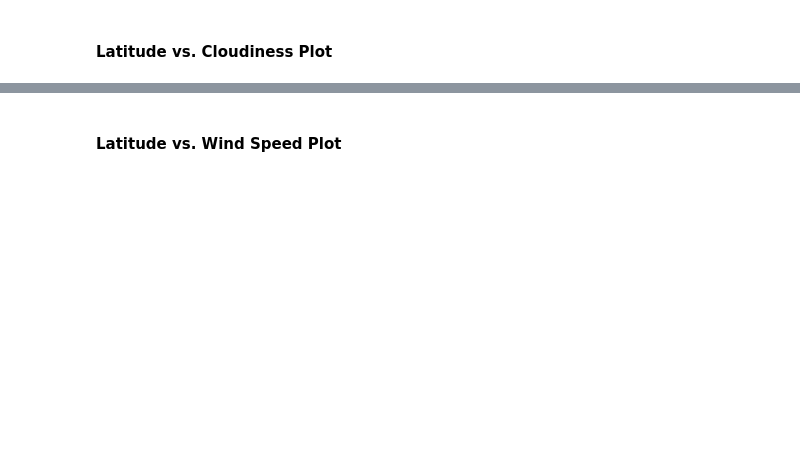
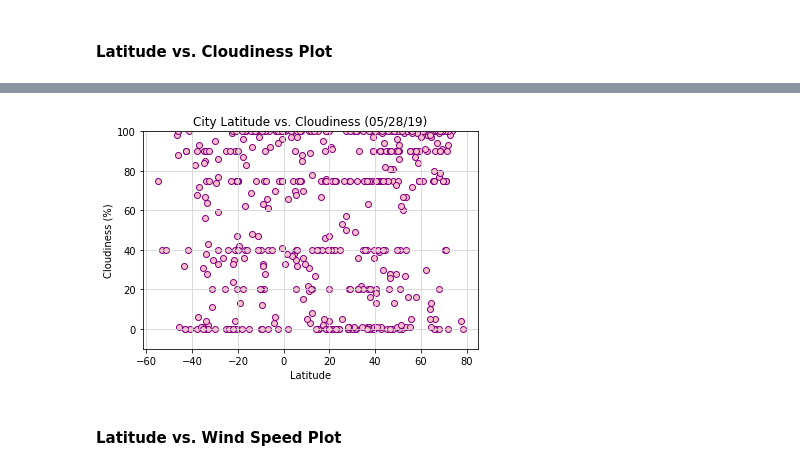
Before and after one commit to CMRobicheaux/python-api-challenge, a Jupyter notebook: starter_code/WeatherPy.ipynb, the cells around one changed output, grey strips where cells are left out. Cells and saved outputs as stored; diff of their text form; code cells hidden in the pictures; blank space fills up the shorter version.

```diff
--- a/starter_code/WeatherPy.ipynb
+++ b/starter_code/WeatherPy.ipynb
@@ -192,2 +154,13 @@ dtype: int64
+# %%
+plt.scatter(weather_data["Lat"],weather_data["Clouds"],edgecolors="purple",facecolors="pink")
+plt.title("City Latitude vs. Cloudiness (05/28/19)")
+plt.xlabel("Latitude")
+plt.ylabel("Cloudiness (%)")
+plt.ylim(-10,100)
+plt.grid (b=True, which="major", axis="both", linestyle="-",color="lightgrey")
+plt.savefig("Lat_v_Clouds.png")
+plt.show()
+# %% [output]
+[figure, added]
 # %% [markdown]
 #### Latitude vs. Wind Speed Plot
```
Also changed, not shown: parts of 33 cells of this notebook, 13 other files.
